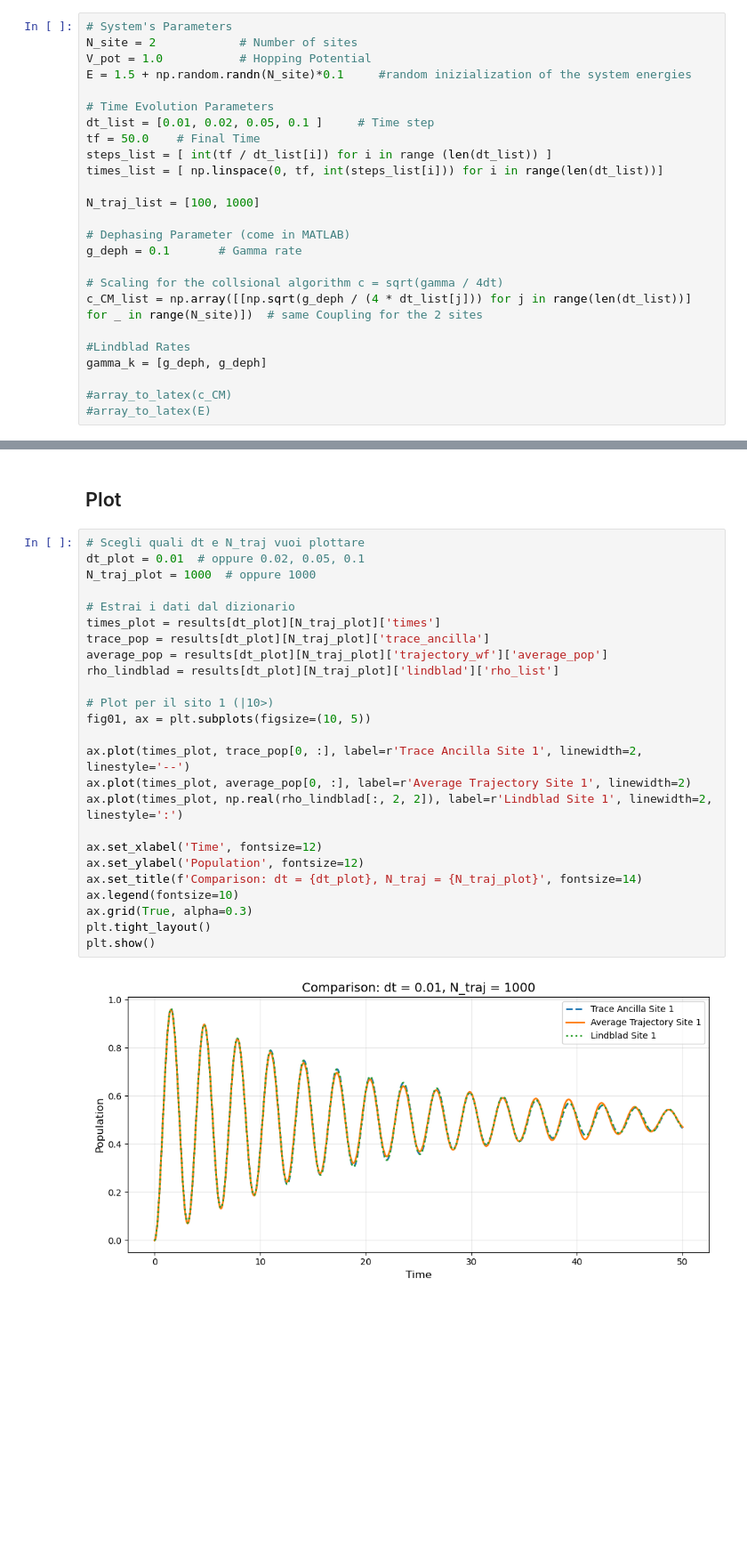
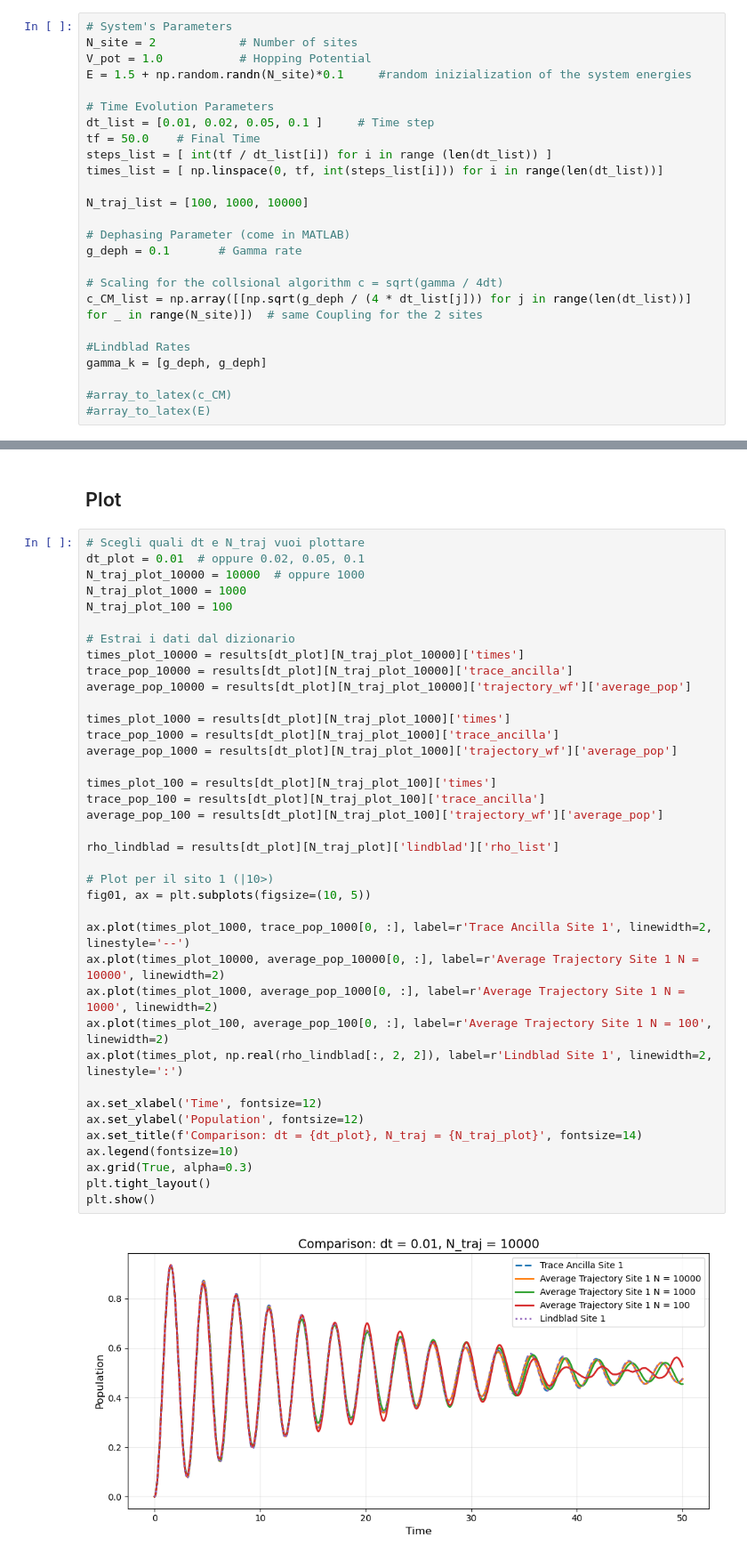
Before and after one commit to francescociavarella/Collisional-Methods, a Jupyter notebook: Codes/Task 1.ipynb, the cells around one changed output, grey strips where cells are left out. Shown: that part at 89% size. Drawn from its saved outputs; the diff is of its cells as text; blank space fills up the shorter version.

```diff
--- a/Codes/Task 1.ipynb
+++ b/Codes/Task 1.ipynb
@@ -597,7 +599,7 @@ tf = 50.0    # Final Time
 steps_list = [ int(tf / dt_list[i]) for i in range (len(dt_list)) ]
 times_list = [ np.linspace(0, tf, int(steps_list[i])) for i in range(len(dt_list))]
 
-N_traj_list = [100, 1000]
+N_traj_list = [100, 1000, 10000]
 
 # Dephasing Parameter (come in MATLAB)
 g_deph = 0.1       # Gamma rate
@@ -808,27 +810,40 @@ Completed in 3.37s
 # %%
 # Scegli quali dt e N_traj vuoi plottare
 dt_plot = 0.01  # oppure 0.02, 0.05, 0.1
-N_traj_plot = 1000  # oppure 1000
+N_traj_plot_10000 = 10000  # oppure 1000
+N_traj_plot_1000 = 1000
+N_traj_plot_100 = 100
 
 # Estrai i dati dal dizionario
-times_plot = results[dt_plot][N_traj_plot]['times']
-trace_pop = results[dt_plot][N_traj_plot]['trace_ancilla']
-average_pop = results[dt_plot][N_traj_plot]['trajectory_wf']['average_pop']
+times_plot_10000 = results[dt_plot][N_traj_plot_10000]['times']
+trace_pop_10000 = results[dt_plot][N_traj_plot_10000]['trace_ancilla']
+average_pop_10000 = results[dt_plot][N_traj_plot_10000]['trajectory_wf']['average_pop']
+
+times_plot_1000 = results[dt_plot][N_traj_plot_1000]['times']
+trace_pop_1000 = results[dt_plot][N_traj_plot_1000]['trace_ancilla']
+average_pop_1000 = results[dt_plot][N_traj_plot_1000]['trajectory_wf']['average_pop']
+
+times_plot_100 = results[dt_plot][N_traj_plot_100]['times']
+trace_pop_100 = results[dt_plot][N_traj_plot_100]['trace_ancilla']
+average_pop_100 = results[dt_plot][N_traj_plot_100]['trajectory_wf']['average_pop']
+
 rho_lindblad = results[dt_plot][N_traj_plot]['lindblad']['rho_list']
 
 # Plot per il sito 1 (|10>)
 fig01, ax = plt.subplots(figsize=(10, 5))
 
-ax.plot(times_plot, trace_pop[0, :], label=r'Trace Ancilla Site 1', linewidth=2, linestyle='--')
-ax.plot(times_plot, average_pop[0, :], label=r'Average Trajectory Site 1', linewidth=2)
+ax.plot(times_plot_1000, trace_pop_1000[0, :], label=r'Trace Ancilla Site 1', linewidth=2, linestyle='--')
+ax.plot(times_plot_10000, average_pop_10000[0, :], label=r'Average Trajectory Site 1 N = 10000', linewidth=2)
+ax.plot(times_plot_1000, average_pop_1000[0, :], label=r'Average Trajectory Site 1 N = 1000', linewidth=2)
+ax.plot(times_plot_100, average_pop_100[0, :], label=r'Average Trajectory Site 1 N = 100', linewidth=2)
 ax.plot(times_plot, np.real(rho_lindblad[:, 2, 2]), label=r'Lindblad Site 1', linewidth=2, linestyle=':')
 
 ax.set_xlabel('Time', fontsize=12)
 ax.set_ylabel('Population', fontsize=12)
 ax.set_title(f'Comparison: dt = {dt_plot}, N_traj = {N_traj_plot}', fontsize=14)
 ax.legend(fontsize=10)
 ax.grid(True, alpha=0.3)
 plt.tight_layout()
 plt.show()
 # %% [output]
-[figure, old version]
+[figure, new version]
```
Also changed, not shown: parts of 2 cells of this notebook.
